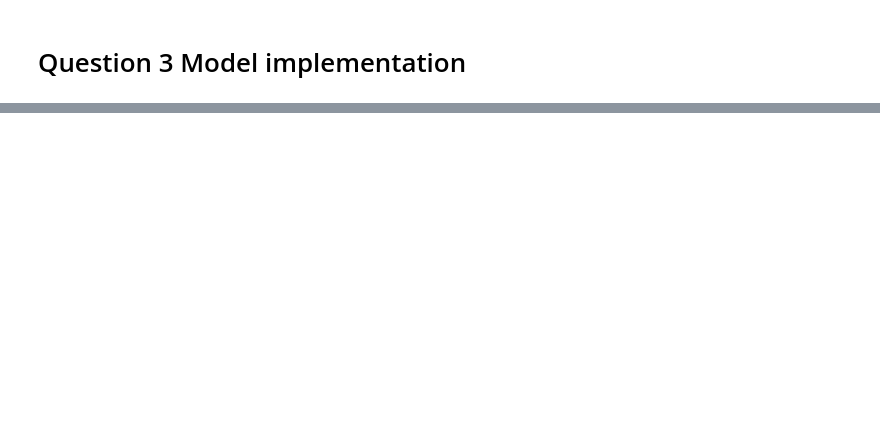
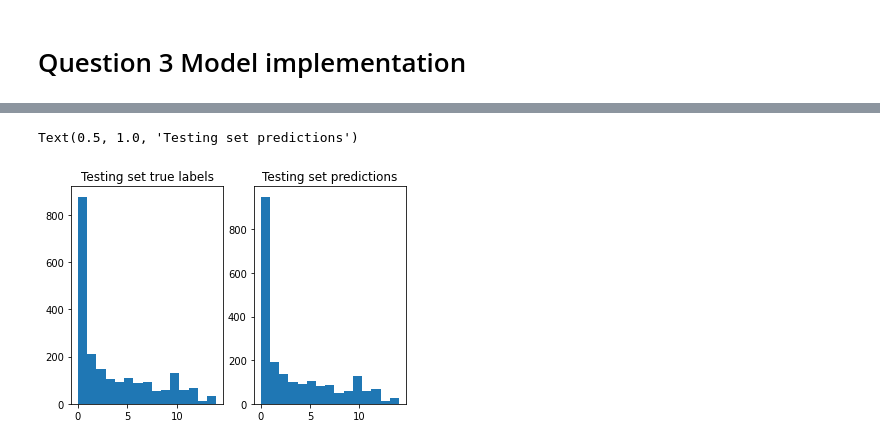
Before and after one commit to LawZhou/At-channel, a Jupyter notebook: MIE1624_A2.ipynb, the cells around one changed output, grey strips where cells are left out. Drawn from its saved outputs; the diff is of its cells as text; code cells hidden in the pictures; blank space fills up the shorter version.

```diff
--- a/MIE1624_A2.ipynb
+++ b/MIE1624_A2.ipynb
@@ -98,0 +321,9 @@ X_test = sel.transform(X_test)
+# %%
+fig, (ax1, ax2) = plt.subplots(1, 2)
+ax1.hist(y_test, bins=15)
+ax1.set_title('Testing set true labels')
+ax2.hist(prediction_test, bins=15)
+ax2.set_title('Testing set predictions')
+# %% [output]
+Text(0.5, 1.0, 'Testing set predictions')
+[figure, added]
```
Also changed, not shown: parts of 33 cells of this notebook.
